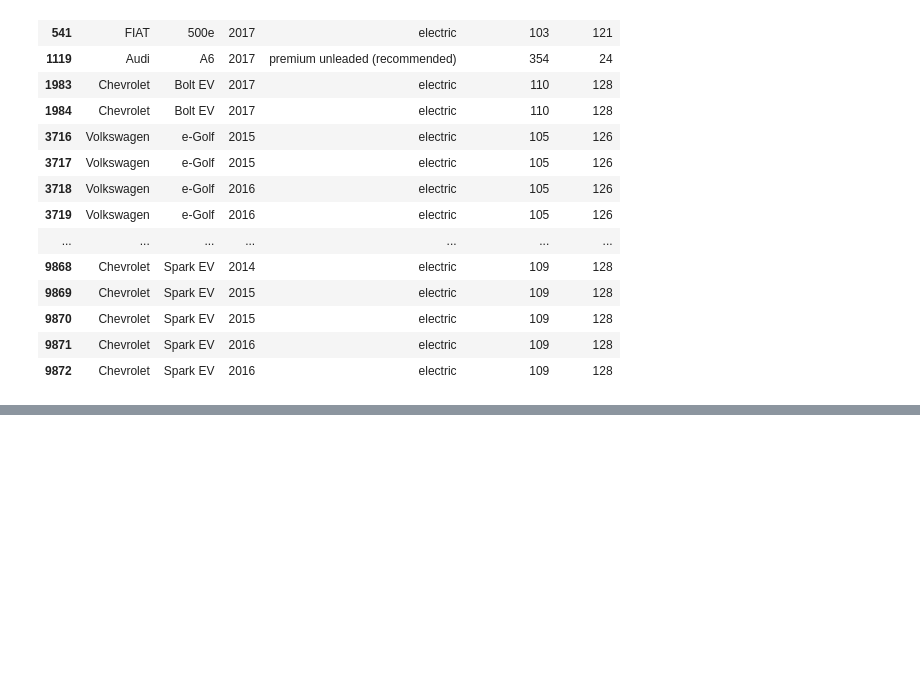
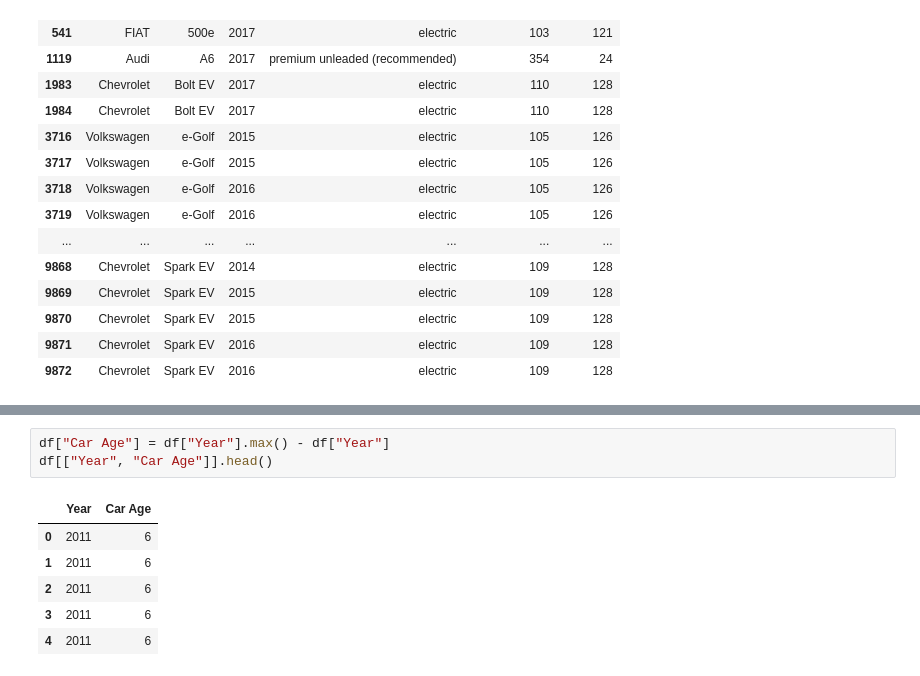
Before and after one commit to JuanPrieto16/proyecto_carros_proga2, a Jupyter notebook: cuadernos/exploracion_juan.ipynb, the cells around one changed output, grey strips where cells are left out. Cells and saved outputs as stored; diff of their text form; blank space fills up the shorter version.

```diff
--- a/cuadernos/exploracion_juan.ipynb
+++ b/cuadernos/exploracion_juan.ipynb
@@ -156,0 +167,10 @@ df[df["highway MPG"] > 100][["Make", "Model", "Year", "Engine Fuel Type", "highw
+# %%
+df["Car Age"] = df["Year"].max() - df["Year"]
+df[["Year", "Car Age"]].head()
+# %% [output]
+|  | Year | Car Age |
+| 0 | 2011 | 6 |
+| 1 | 2011 | 6 |
+| 2 | 2011 | 6 |
+| 3 | 2011 | 6 |
+| 4 | 2011 | 6 |
```
Also changed, not shown: parts of 2 cells of this notebook, 1 other file.
